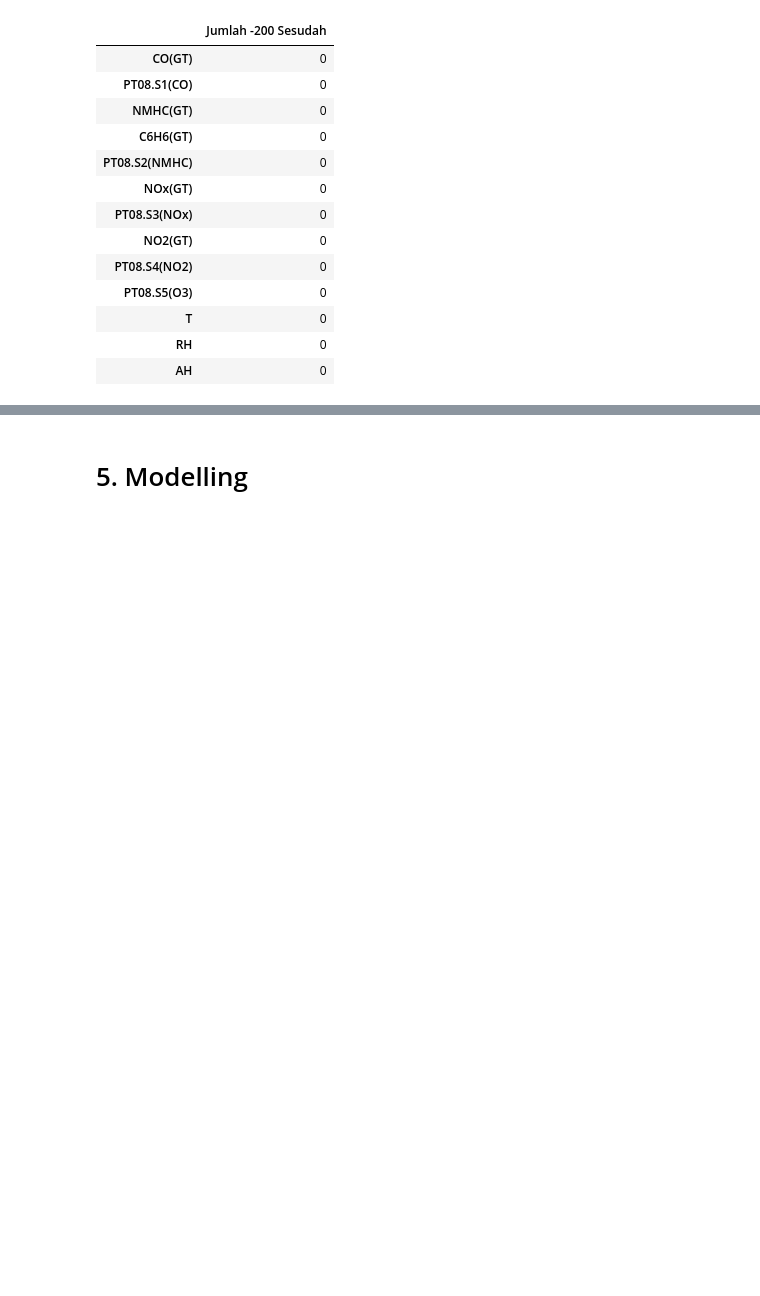
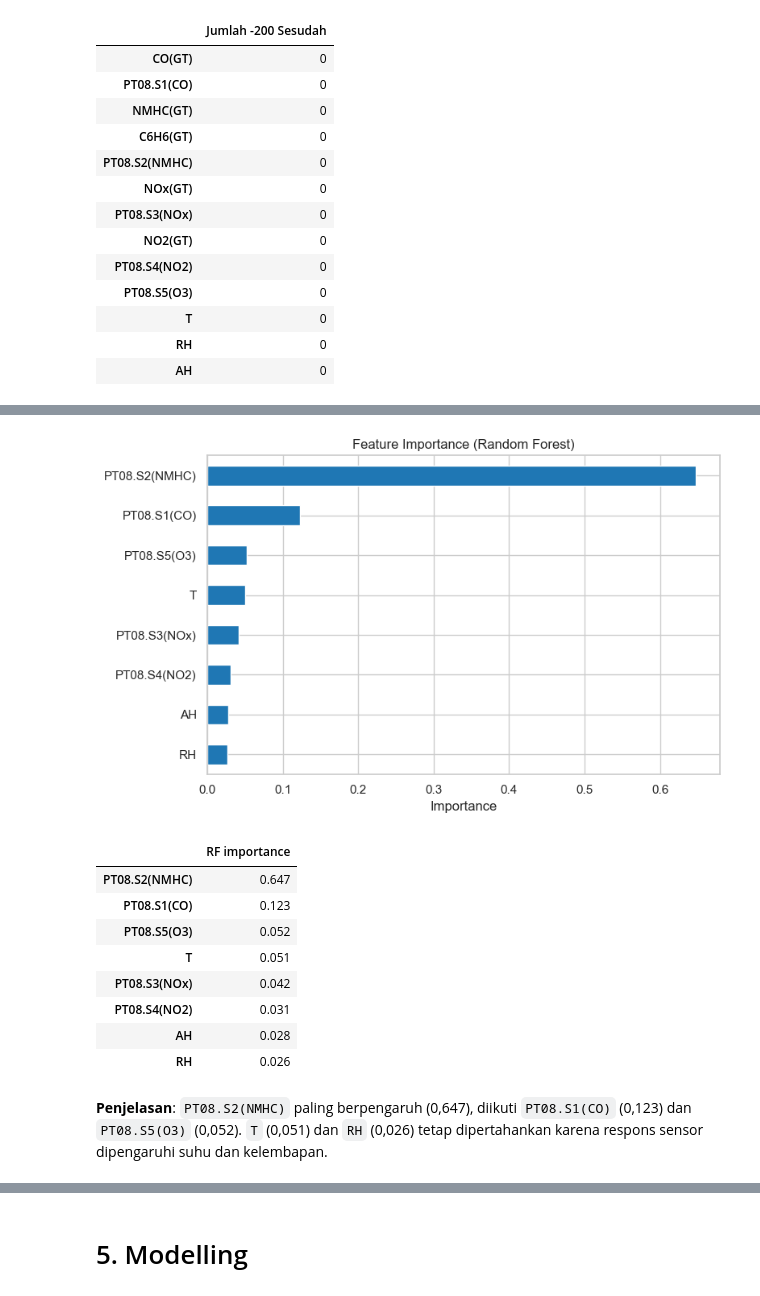
Before and after one commit to FiernazIngga/ProjekDataScience, a Jupyter notebook: main.ipynb, the cells around one changed output, grey strips where cells are left out. Drawn from its saved outputs; the diff is of its cells as text; code cells hidden in the pictures; blank space fills up the shorter version.

```diff
--- a/main.ipynb
+++ b/main.ipynb
@@ -580,0 +644,13 @@ Jumlah nilai -200 setelah penanganan:
+# %%
+scaler = StandardScaler().fit(latih[kandidat])
+
+X_latih = pd.DataFrame(scaler.transform(latih[kandidat]), columns=kandidat, index=latih.index)
+X_uji = pd.DataFrame(scaler.transform(uji[kandidat]), columns=kandidat, index=uji.index)
+y_latih, y_uji = latih[target], uji[target]
+
+display(pd.DataFrame({
+    "Mean sebelum": latih[fitur_sensor_env].mean(),
+    "Std sebelum": latih[fitur_sensor_env].std(),
+    "Mean sesudah": X_latih[fitur_sensor_env].mean().abs(),
+    "Std sesudah": X_latih[fitur_sensor_env].std()
+}).round(2))
@@ -580,0 +713,27 @@ Jumlah nilai -200 setelah penanganan:
+# %%
+rf = RandomForestRegressor(n_estimators=200, random_state=42, n_jobs=-1)
+rf.fit(X_latih[fitur_sensor_env], y_latih)
+
+importance = pd.Series(rf.feature_importances_, index=fitur_sensor_env).sort_values()
+
+plt.figure(figsize=(8, 5))
+importance.plot.barh(color="tab:blue")
+plt.title("Feature Importance (Random Forest)")
+plt.xlabel("Importance")
+plt.tight_layout()
+plt.show()
+
+display(importance.sort_values(ascending=False).round(3).to_frame("RF importance"))
+# %% [output]
+[figure, added]
+|  | RF importance |
+| PT08.S2(NMHC) | 0.647 |
+| PT08.S1(CO) | 0.123 |
+| PT08.S5(O3) | 0.052 |
+| T | 0.051 |
+| PT08.S3(NOx) | 0.042 |
+| PT08.S4(NO2) | 0.031 |
+| AH | 0.028 |
+| RH | 0.026 |
+# %% [markdown]
+**Penjelasan**: `PT08.S2(NMHC)` paling berpengaruh (0,647), diikuti `PT08.S1(CO)` (0,123) dan `PT08.S5(O3)` (0,052). `T` (0,051) dan `RH` (0,026) tetap dipertahankan karena respons sensor dipengaruhi suhu dan kelembapan.
```
Also changed, not shown: parts of 19 cells of this notebook.
